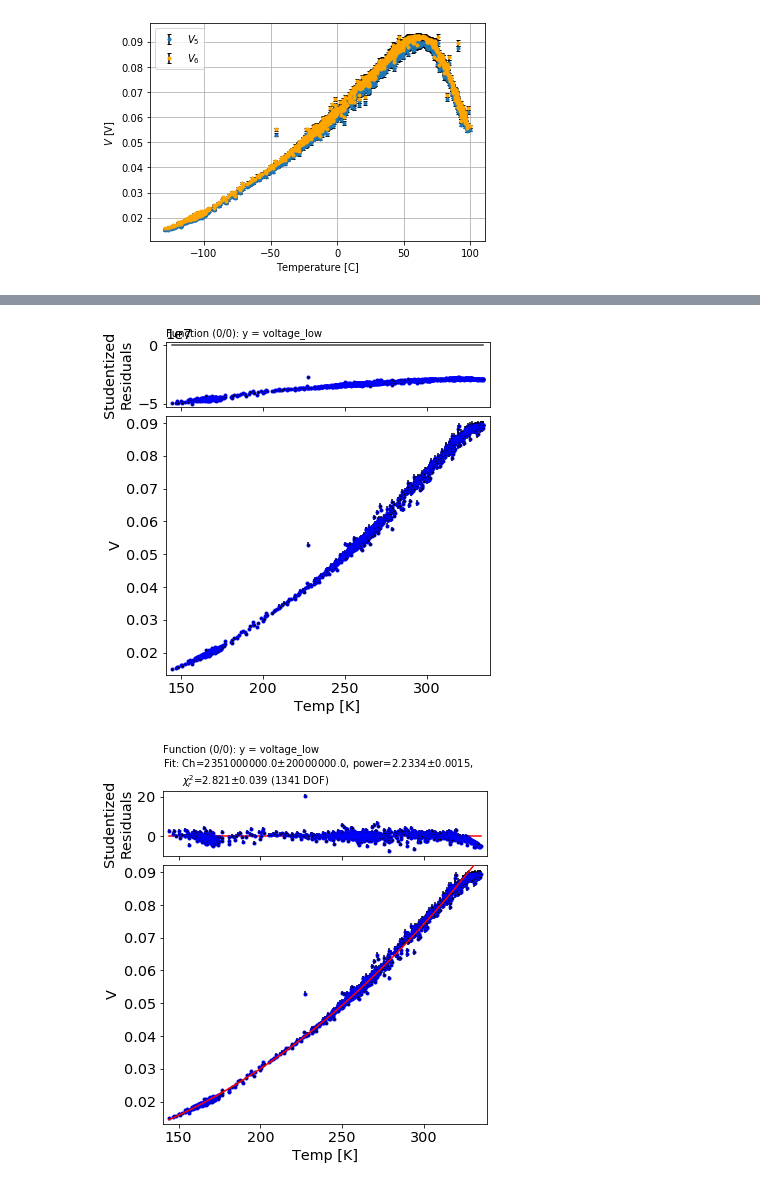
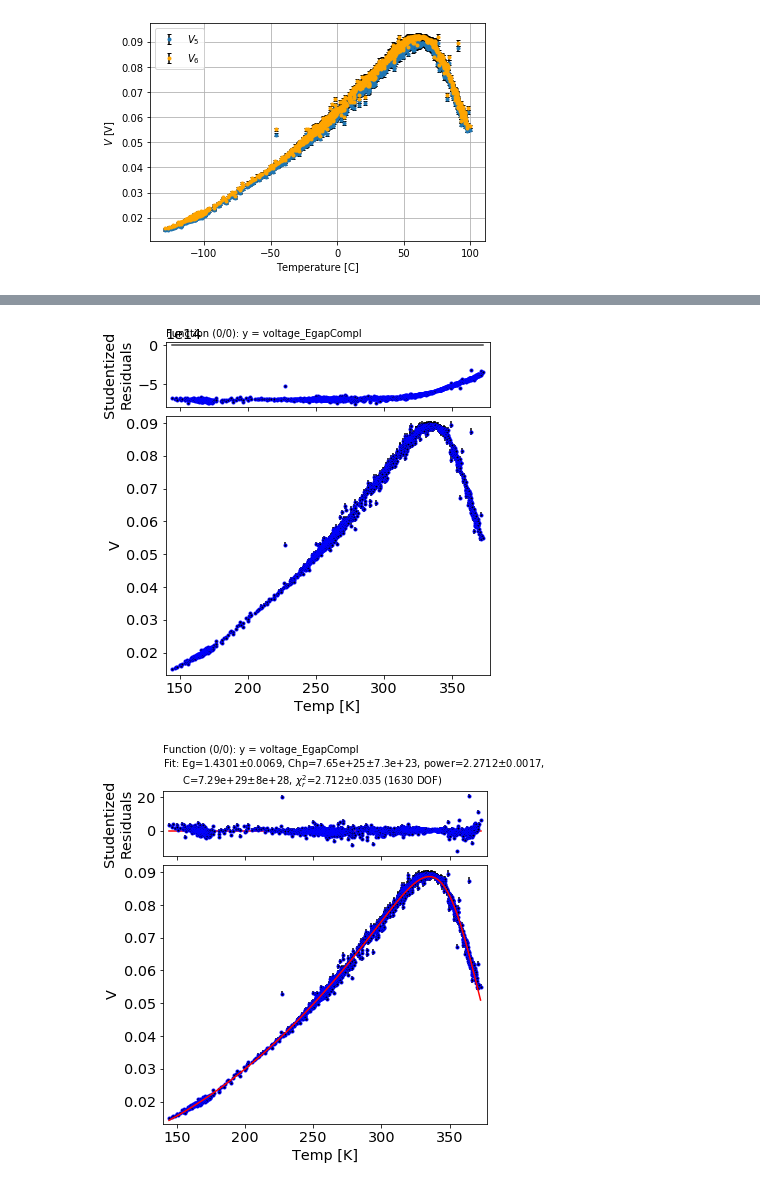
Before and after one commit to eklem1/ModernLab, a Jupyter notebook: FirstFits.ipynb, the cells around one changed output, grey strips where cells are left out. Drawn from its saved outputs; the diff is of its cells as text; code cells hidden in the pictures.

```diff
--- a/FirstFits.ipynb
+++ b/FirstFits.ipynb
@@ -227,7 +227,7 @@ gamma = 1e-3*V5_len / ( 0.91e-3*2.7e-3 ) #IL/A
 
 def voltage_EgapCompl(T, Eg, Chp, power, C):
     term1 = Chp*T**(-power)
-    term2 = np.exp(-Eg/(2*k*T))*(C)
+    term2 = C*np.exp(-Eg/(2*k*T))
 
     return gamma/ele * 1/(term1+term2)
 
@@ -343,30 +318,33 @@ Peak split value:[334.61331145   0.75726468]
 # %%
-my_fitter = s.data.fitter()
-my_fitter.set(style_data = [{'marker': '.', 'color': 'black', 'ls': '', 'mec': 'b'}]\
-              , plot_guess=False, fpoints=None, xlabel = "Temp [K]" , ylabel = "V")
+# my_fitter = s.data.fitter()
+# my_fitter.set(style_data = [{'marker': '.', 'color': 'black', 'ls': '', 'mec': 'b'}]\
+#               , plot_guess=False, fpoints=None, xlabel = "Temp [K]" , ylabel = "V")
 
-guess='Ch=1e2, power=1.5'
-my_fitter.set_functions(f=voltage_low, p=guess)
+# guess='Ch=1e2, power=1.5'
+# my_fitter.set_functions(f=voltage_low, p=guess)
 
-my_fitter.set_data(xdata=TempDataComLow[0], ydata=DataComLow[4], eydata=DataCom_ErrLow[4])
-my_fitter.fit()
-print()
+# my_fitter.set_data(xdata=TempDataComLow[0], ydata=DataComLow[4], eydata=DataCom_ErrLow[4])
+# my_fitter.fit()
+# print()
-# %% [output]
-[figure, removed]
-[figure, removed]
 # %%
-# my_fitter = s.data.fitter()
-# my_fitter.set(style_data = [{'marker': '.', 'color': 'black', 'ls': '', 'mec': 'b'}]\
-#               , plot_guess=False, fpoints=None, xlabel = "Temp [K]" , ylabel = "V")
-# # help(s.data.fitter)
+# voltage_EgapCompl(T, Eg, Ch, power, p, C):
 
-# guess='Eg=0.4, C=1e10'
-# # guess=' Eg=.4, C=1e23, Ch=1e23, power=1.5'
+my_fitter = s.data.fitter()
+my_fitter.set(style_data = [{'marker': '.', 'color': 'black', 'ls': '', 'mec': 'b'}]\
+              , plot_guess=False, fpoints=None, xlabel = "Temp [K]" , ylabel = "V")
+# help(s.data.fitter)
 
-# my_fitter.set_functions(f=voltage_high, p=guess)
+guess='Eg=1.4, Chp=6.249e12, power=2.2, C=1.32e17'
+# guess='Eg=1.4, Chp=7.65e25, power=2.27, C=7.29e29'
 
-# my_fitter.set_data(xdata=TempDataComHigh[0][100:], ydata=DataComHigh[4][100:], eydata=DataCom_ErrHigh[4][100:])
-# # my_fitter.set_data(data=TempDataComHigh[0][100:], ydata=DataComHigh[4][100:])
+# voltage_EgapCompl(T, Eg, Chp, power, C):
+my_fitter.set_functions(f=voltage_EgapCompl, p=guess)
 
-# my_fitter.fit()
-# print()
+my_fitter.set_data(xdata=TempDataComKSORT[0], ydata=DataComSORT[4], eydata=DataCom_Err[4])
+# my_fitter.set_data(data=TempDataComHigh[0][100:], ydata=DataComHigh[4][100:])
+
+my_fitter.fit()
+print()
+# %% [output]
+[figure, added]
+[figure, added]
```
Also changed, not shown: parts of 7 cells of this notebook, 3 other files.
